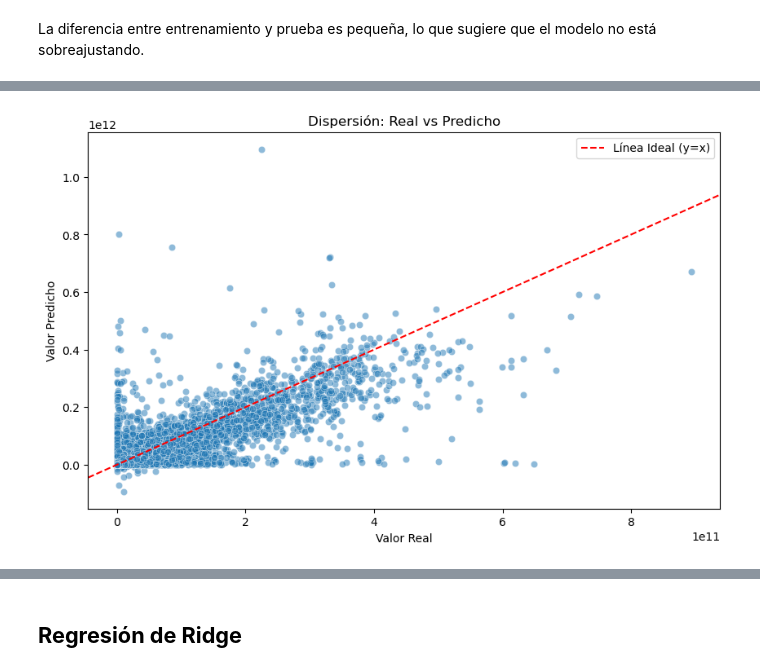
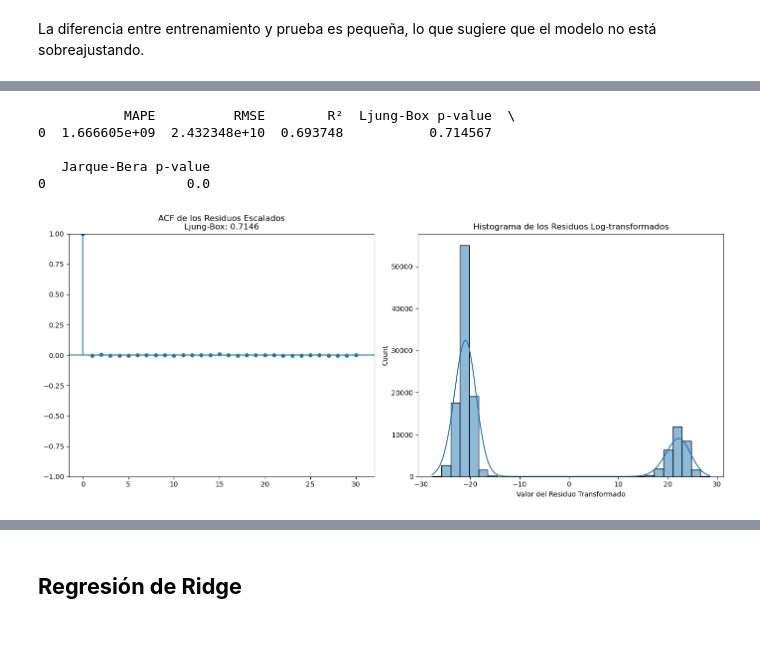
Before and after one commit to TawnyVTC/EDA, a Jupyter notebook: models.ipynb, the cells around one changed output, grey strips where cells are left out. Cells and saved outputs as stored; diff of their text form; code cells hidden in the pictures; blank space fills up the shorter version.

```diff
--- a/models.ipynb
+++ b/models.ipynb
@@ -72,5 +70,0 @@ X_train, X_test, y_train, y_test = train_test_split(X, y, test_size=0.2, random_
-# %%
-# Escalar los datos
-scaler = StandardScaler()
-X_train= scaler.fit_transform(X_train)
-X_test= scaler.transform(X_test)
@@ -87,3 +122,38 @@ models_dict = {
+# %%
+def calcular_metricas(y_test, y_test_pred):
+    """
+    Calcula métricas de error y realiza pruebas estadísticas sobre los residuos.
+
+    Parámetros:
+    - y_test: array-like, valores reales.
+    - y_test_pred: array-like, valores predichos.
+
+    Retorna:
+    - DataFrame con métricas MAPE, RMSE, R², Ljung-Box p-value y Jarque-Bera p-value.
+    - Residuos calculados.
+    """
+    # Calcular métricas
+    mae = mean_absolute_percentage_error(y_test, y_test_pred)
+    rmse = np.sqrt(mean_squared_error(y_test, y_test_pred))
+    r2 = r2_score(y_test, y_test_pred)
+
+    # Residuos
+    residuos = y_test - y_test_pred
+
+    # Pruebas estadísticas
+    ljung_box_p_value = acorr_ljungbox(residuos, lags=[10]).iloc[0, 1]
+    jarque_bera_p_value = jarque_bera(residuos)[1]
+
+    # Crear DataFrame con resultados
+    resultados = pd.DataFrame({
+        "MAPE": [mae],
+        "RMSE": [rmse],
+        "R²": [r2],
+        "Ljung-Box p-value": [ljung_box_p_value],
+        "Jarque-Bera p-value": [jarque_bera_p_value]
+    })
+
+    return resultados, residuos, ljung_box_p_value
 # %% [markdown]
 ## **Regresión Lineal**
 # %%
@@ -154,17 +171,13 @@ plt.show()
-# %%
-
-# Crear el scatter plot (gráfico de dispersión)
-plt.figure(figsize=(10, 6))
-sns.scatterplot(x=y_test, y=y_test_pred, alpha=0.5)
-
-# Agregar línea de referencia y etiquetas
-plt.axline((0, 0), slope=1, color="red", linestyle="--", label="Línea Ideal (y=x)")
-plt.xlabel("Valor Real")
-plt.ylabel("Valor Predicho")
-plt.title("Dispersión: Real vs Predicho")
-plt.legend()
-
-# Mostrar gráfico
-plt.show()
-# %% [output]
-[figure, removed]
+# %%
+resultados, residuos, ljung_box_p_value = calcular_metricas(y_test, y_test_pred)
+print(resultados)
+# %% [output]
+           MAPE          RMSE        R²  Ljung-Box p-value  \
+0  1.666605e+09  2.432348e+10  0.693748           0.714567
+
+   Jarque-Bera p-value
+0                  0.0
+# %%
+analizar_residuos(residuos, ljung_box_p_value)
+# %% [output]
+[figure, added]
```
Also changed, not shown: parts of 44 cells of this notebook, 1 other file.
